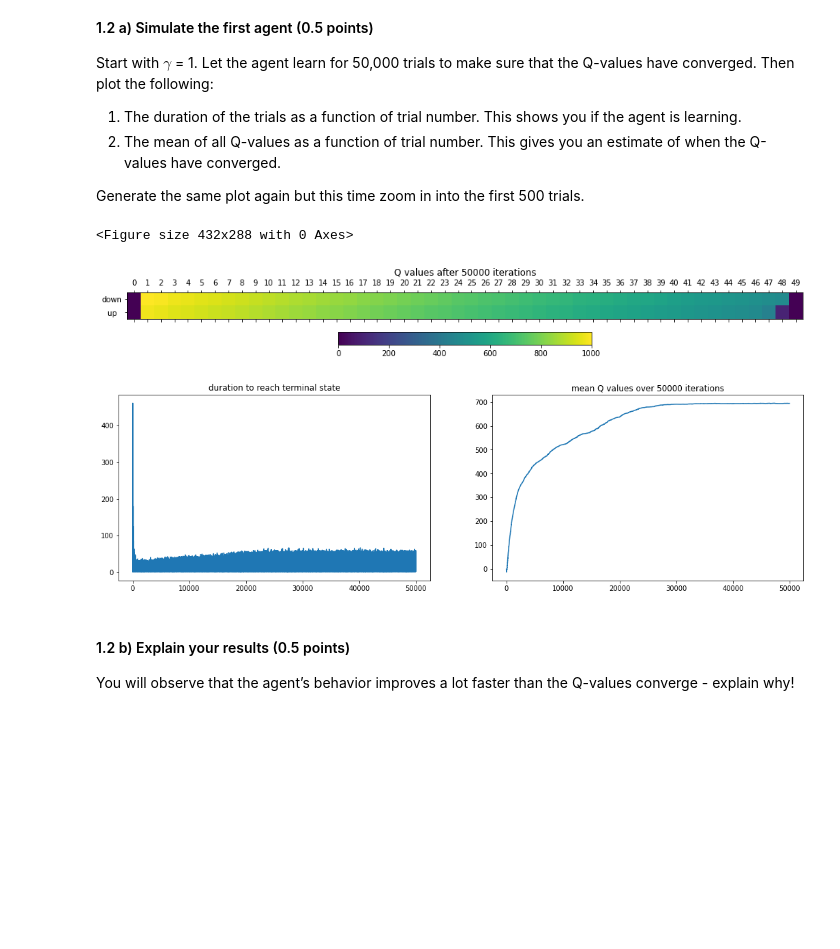
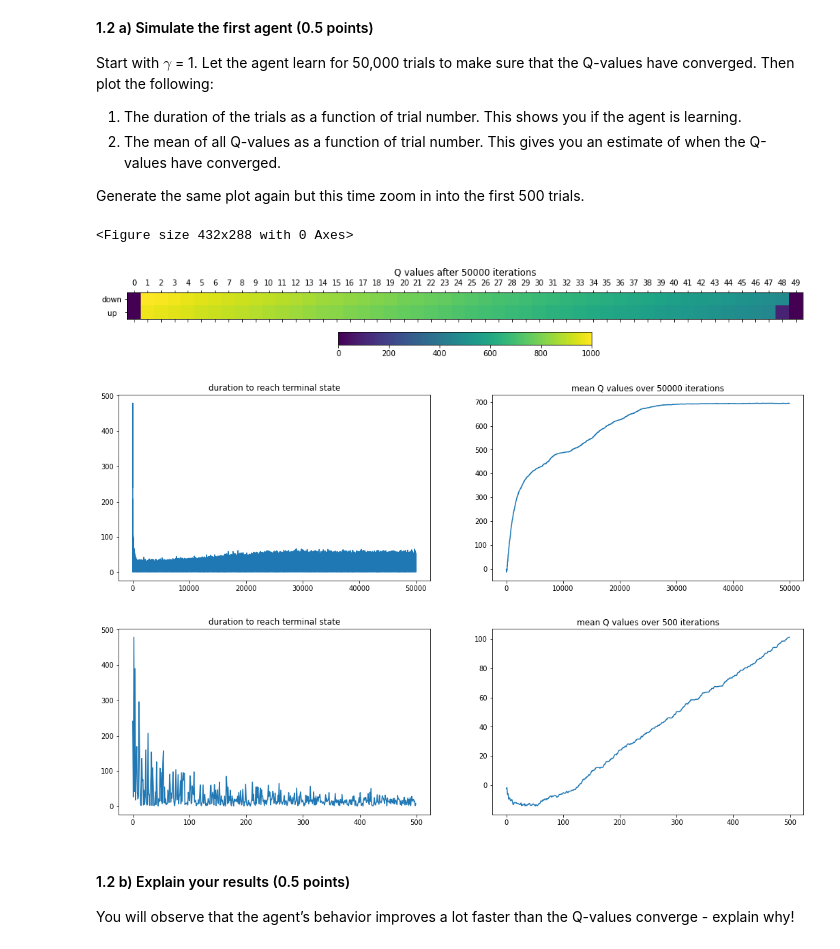
Before and after one commit to Erfan7bt/MHBF, a Jupyter notebook: 8-rl-part-II/rl-part-II.ipynb, the cells around one changed output. Cells and saved outputs as stored; diff of their text form; code cells hidden in the pictures; blank space fills up the shorter version.

```diff
--- a/8-rl-part-II/rl-part-II.ipynb
+++ b/8-rl-part-II/rl-part-II.ipynb
@@ -154,9 +101,9 @@ def move_from_action(action):
 def get_reward(state):
     if state == GOOD_DONER_LOC:
         return 1000
-    if state == BAD_DONER_LOC:
+    elif state == BAD_DONER_LOC:
         return 100
-    return -10
+    else : return -10
 
 def get_delta_Q(Q, cur_state, cur_action,
              next_state, next_action,
@@ -221,24 +168,36 @@ for i in range(NUM_TRIALS):
 # %%
 plt.figure()
 plt.matshow(Q.T)
 plt.yticks([0,1],["down","up  "])
 plt.xticks(range(NUM_STATES))
 plt.title("Q values after 50000 iterations")
 plt.colorbar(location='bottom')
 
 plt.figure(figsize=(18, 5))
 plt.subplot(1,2,1)
 plt.plot(trial,t_history)
 plt.title("duration to reach terminal state")
 
 plt.subplot(1,2,2)
 plt.plot(trial,Q_history)
 plt.title("mean Q values over 50000 iterations")
 plt.show()
+
+#zoom in to first 500 iterations
+plt.figure(figsize=(18, 5))
+plt.subplot(1,2,1)
+plt.plot(trial[:500],t_history[:500])
+plt.title("duration to reach terminal state")
+
+plt.subplot(1,2,2)
+plt.plot(trial[:500],Q_history[:500])
+plt.title("mean Q values over 500 iterations")
+plt.show()
 # %% [output]
 <Figure size 432x288 with 0 Axes>
 [figure]
-[figure, old version]
+[figure, new version]
+[figure, added]
 # %% [markdown]
 #### 1.2 b) Explain your results (0.5 points)
 
```
Also changed, not shown: parts of 13 cells of this notebook.
